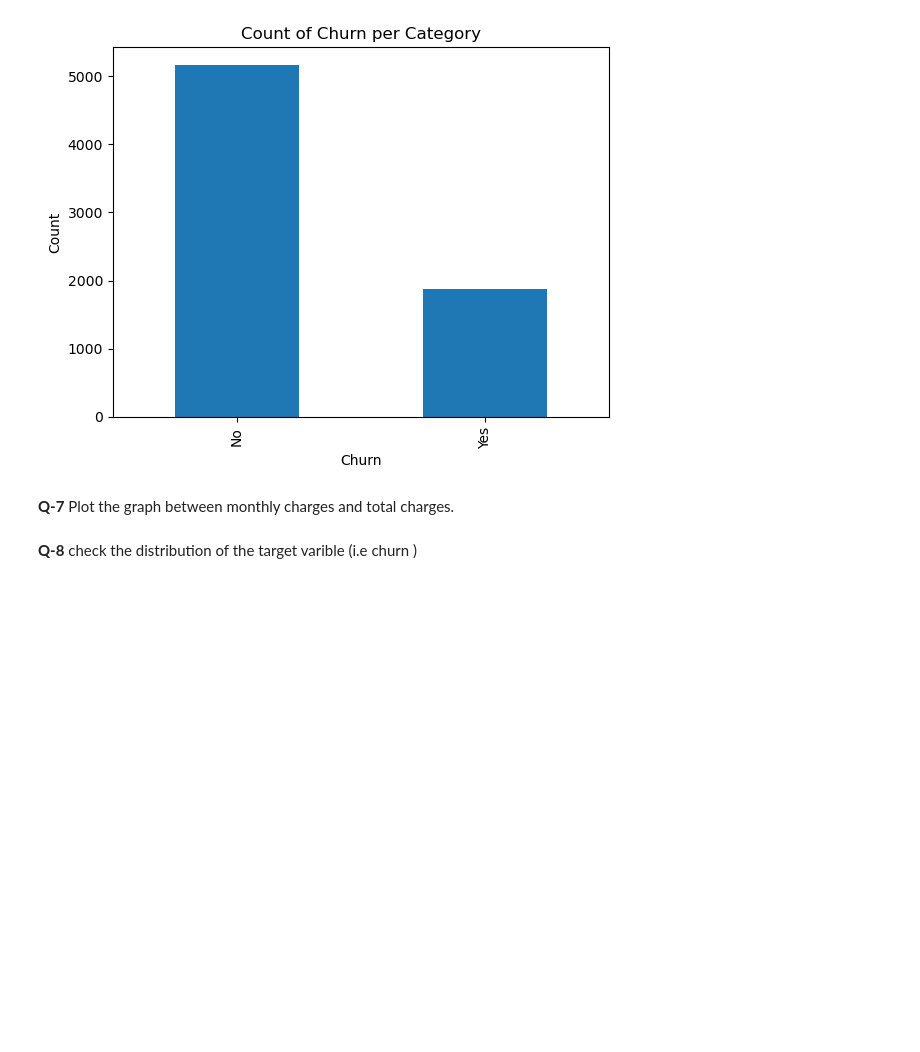
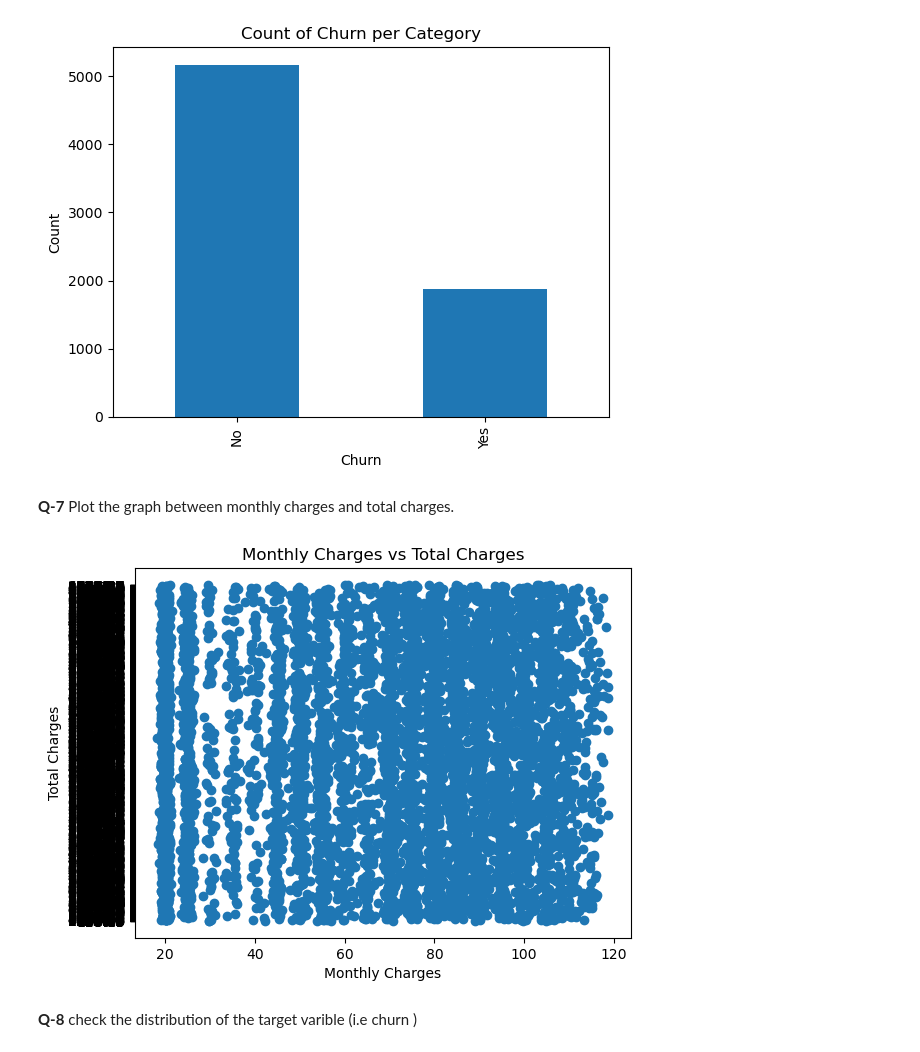
Before and after one commit to Csandal17/AgenAI-Python-Assignment, a Jupyter notebook: Questions/5_Exercise_Matplotlib_Seaborn.ipynb, the cells around one changed output. Saved outputs shown, nothing was run; the diff lists cells and outputs as text; code cells hidden in the pictures; blank space fills up the shorter version.

```diff
--- a/Questions/5_Exercise_Matplotlib_Seaborn.ipynb
+++ b/Questions/5_Exercise_Matplotlib_Seaborn.ipynb
@@ -73,2 +71,10 @@ plt.show()
+# %%
+plt.scatter(df['MonthlyCharges'], df['TotalCharges'])
+plt.xlabel('Monthly Charges')
+plt.ylabel('Total Charges')
+plt.title('Monthly Charges vs Total Charges')
+plt.show()
+# %% [output]
+[figure, added]
 # %% [markdown]
 **Q-8** check the distribution of the target varible (i.e churn )
```
Also changed, not shown: parts of 13 cells of this notebook.
